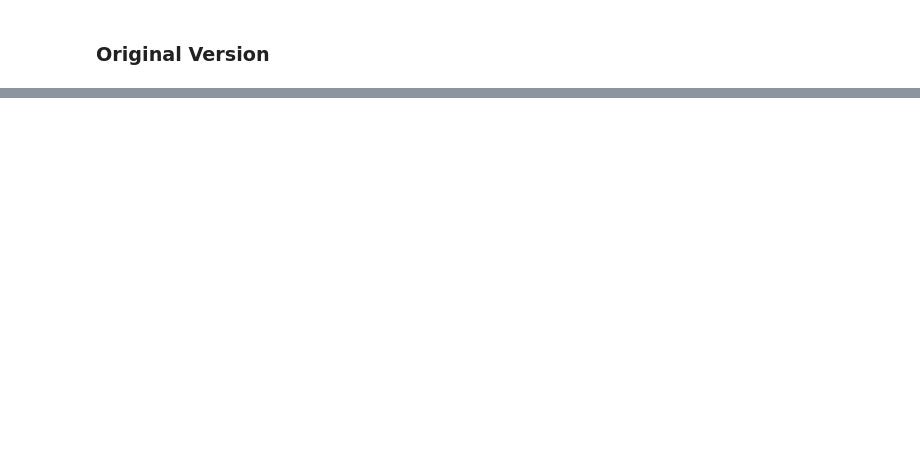
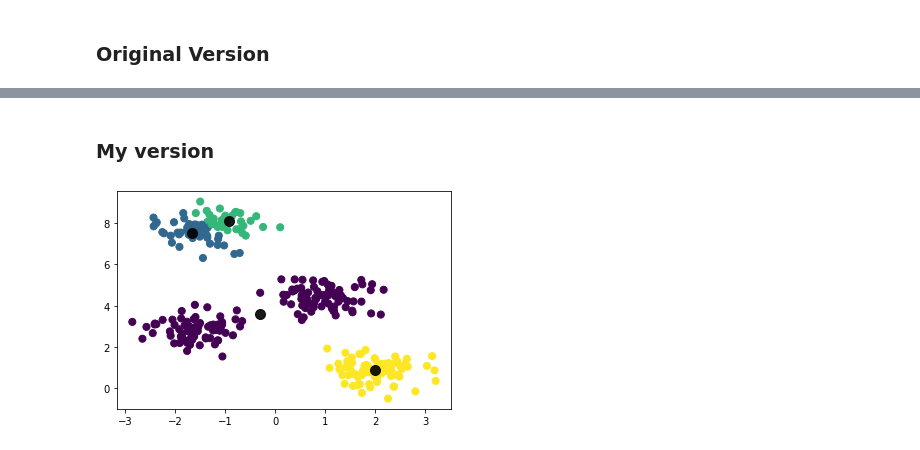
Before and after one commit to ManukyanErik/Implements, a Jupyter notebook: results.ipynb, the cells around one changed output, grey strips where cells are left out. Saved outputs shown, nothing was run; the diff lists cells and outputs as text; code cells hidden in the pictures; blank space fills up the shorter version.

```diff
--- a/results.ipynb
+++ b/results.ipynb
@@ -262,0 +241,16 @@ r2_score(y_test, y_pred)
+# %% [markdown]
+### My version
+# %%
+from KMeans import KMeans
+
+kmeans = KMeans(k=4)
+kmeans.fit(X)
+y_pred = kmeans.predict(X)
+
+
+plt.scatter(X[:, 0], X[:, 1], c=y_pred, s=50, cmap='viridis')
+centers = kmeans.centroids
+centers = np.array([np.array(i) for i in centers])
+plt.scatter(centers[:, 0], centers[:, 1], c='black', s=100, alpha=0.9);
+# %% [output]
+[figure, added]
```
Also changed, not shown: parts of 22 cells of this notebook, 2 other files.
